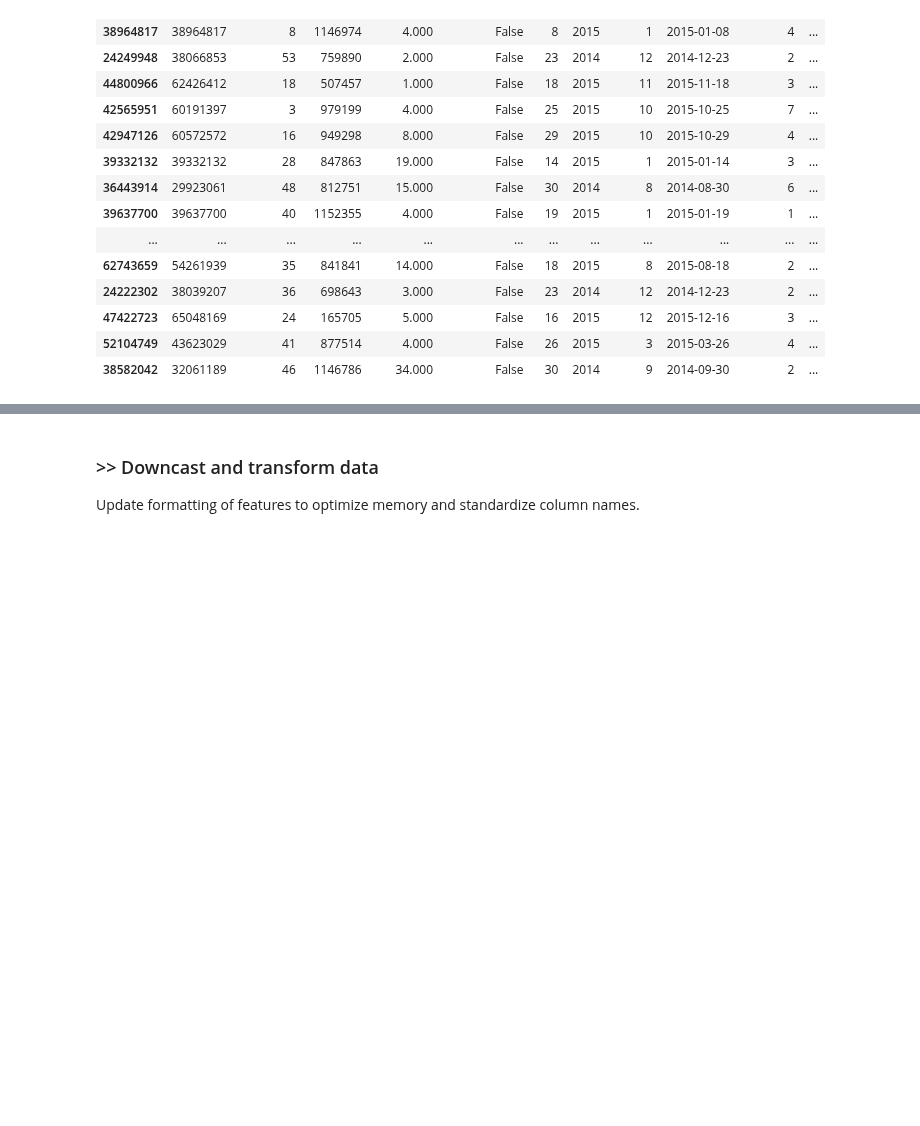
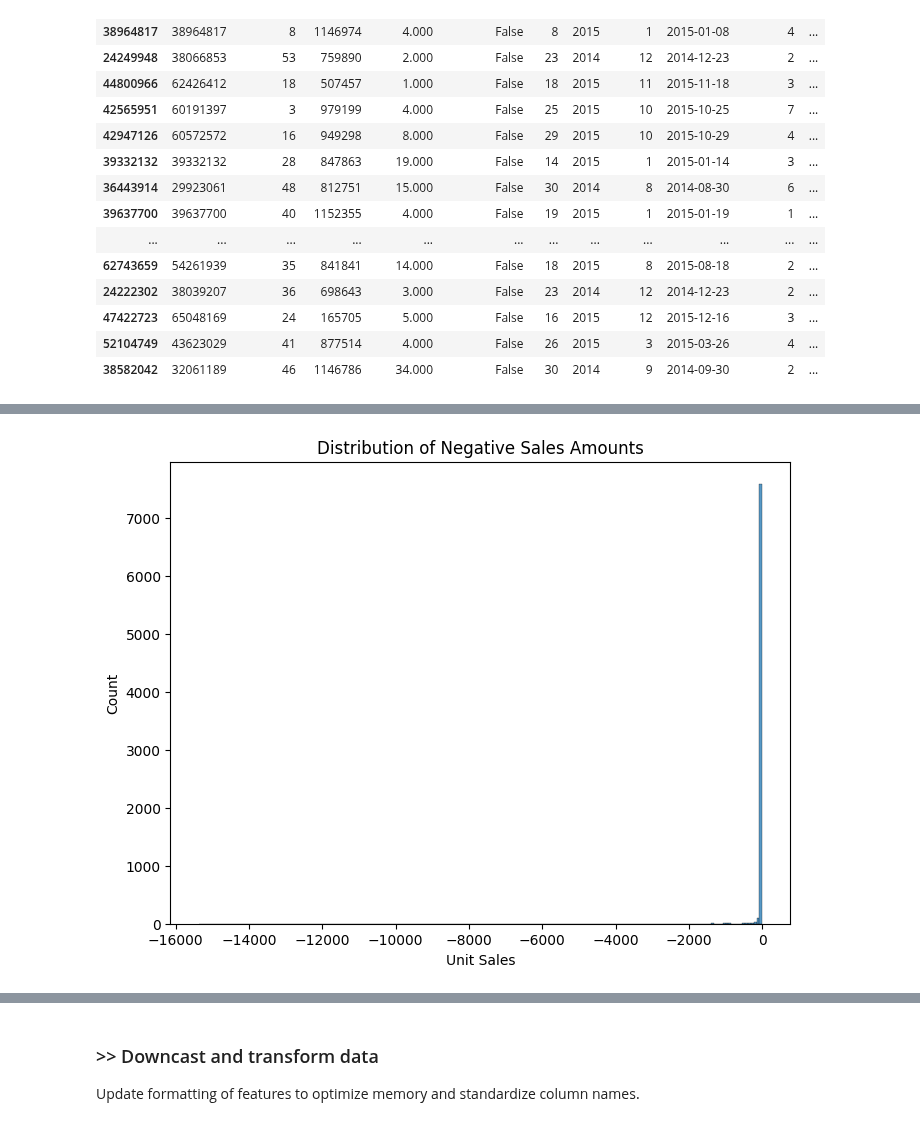
Before and after one commit to AFEngelage/Group4B, a Jupyter notebook: notebooks/2024 04 21 - Supermarket Loading first data - AFE.ipynb, the cells around one changed output, grey strips where cells are left out. Saved outputs shown, nothing was run; the diff lists cells and outputs as text; code cells hidden in the pictures; blank space fills up the shorter version.

```diff
--- a/notebooks/2024 04 21 - Supermarket Loading first data - AFE.ipynb
+++ b/notebooks/2024 04 21 - Supermarket Loading first data - AFE.ipynb
@@ -486,0 +635,9 @@ def get_unique(df, column_name):
+# %%
+plt.figure(figsize=(8, 6))
+sns.histplot(data=df_sales_negative, x="unit_sales", bins=200)
+plt.title("Distribution of Negative Sales Amounts")
+plt.xlabel("Unit Sales")
+plt.ylabel("Count")
+plt.show()
+# %% [output]
+[figure, added]
```
Also changed, not shown: parts of 57 cells of this notebook, 1 other file.
